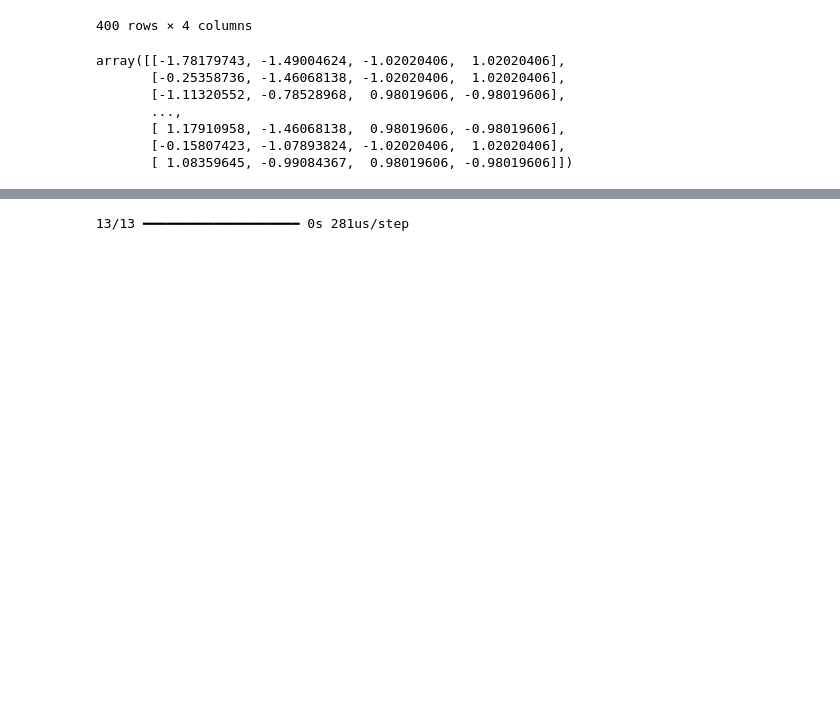
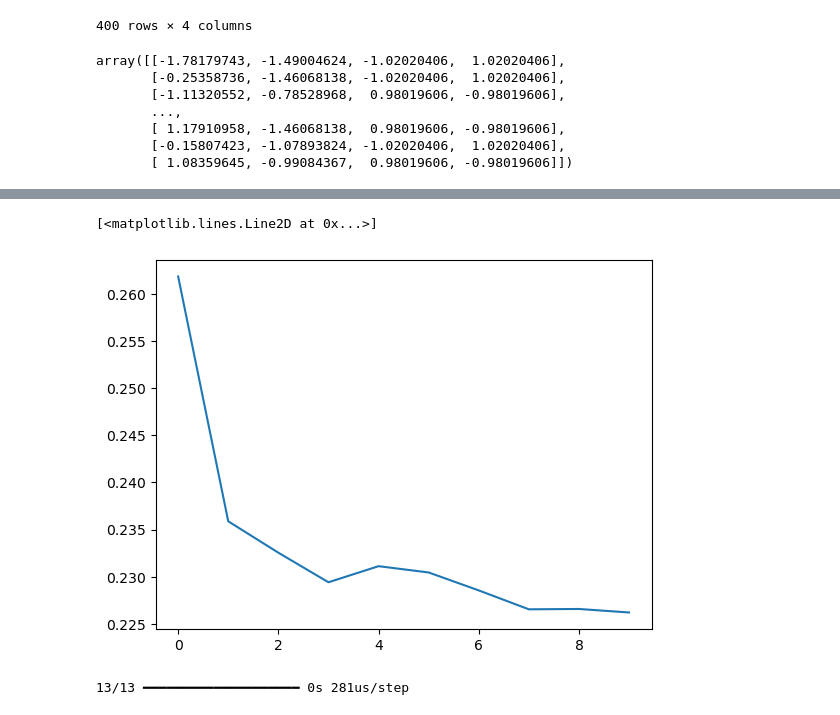
Before and after one commit to shivishivendra123/Deep-Learning, a Jupyter notebook: ANN/Stochastic_vs_batch_gd.ipynb, the cells around one changed output, grey strips where cells are left out. Cells and saved outputs as stored; diff of their text form; code cells hidden in the pictures; blank space fills up the shorter version.

```diff
--- a/ANN/Stochastic_vs_batch_gd.ipynb
+++ b/ANN/Stochastic_vs_batch_gd.ipynb
@@ -209,3 +214,9 @@ Epoch 500/500
+# %%
+import matplotlib.pyplot as plt
+plt.plot(history.history['loss'])
+# %% [output]
+[<matplotlib.lines.Line2D at 0x...>]
+[figure, added]
 # %%
 y_pred = model.predict(X_train_trf)
 y_pred.shape
```
Also changed, not shown: parts of 3 cells of this notebook.
